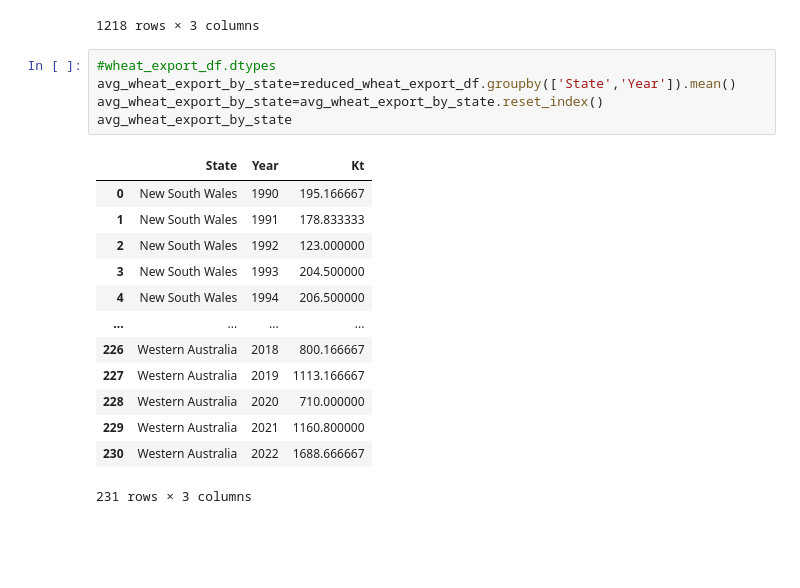
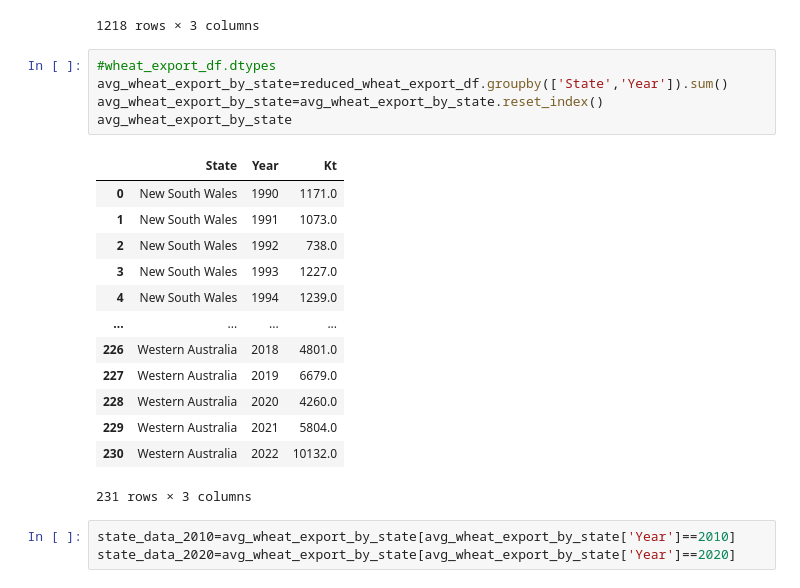
Before and after one commit to B-osborne1/project-one, a Jupyter notebook: project_main_script.ipynb, the cells around one changed output. Drawn from its saved outputs; the diff is of its cells as text; blank space fills up the shorter version.

```diff
--- a/project_main_script.ipynb
+++ b/project_main_script.ipynb
@@ -47,20 +47,23 @@ reduced_wheat_export_df
 1218 rows × 3 columns
 # %%
 #wheat_export_df.dtypes
-avg_wheat_export_by_state=reduced_wheat_export_df.groupby(['State','Year']).mean()
+avg_wheat_export_by_state=reduced_wheat_export_df.groupby(['State','Year']).sum()
 avg_wheat_export_by_state=avg_wheat_export_by_state.reset_index()
 avg_wheat_export_by_state
 # %% [output]
 |  | State | Year | Kt |
-| 0 | New South Wales | 1990 | 195.166667 |
-| 1 | New South Wales | 1991 | 178.833333 |
-| 2 | New South Wales | 1992 | 123.000000 |
-| 3 | New South Wales | 1993 | 204.500000 |
-| 4 | New South Wales | 1994 | 206.500000 |
+| 0 | New South Wales | 1990 | 1171.0 |
+| 1 | New South Wales | 1991 | 1073.0 |
+| 2 | New South Wales | 1992 | 738.0 |
+| 3 | New South Wales | 1993 | 1227.0 |
+| 4 | New South Wales | 1994 | 1239.0 |
 | ... | ... | ... | ... |
-| 226 | Western Australia | 2018 | 800.166667 |
-| 227 | Western Australia | 2019 | 1113.166667 |
-| 228 | Western Australia | 2020 | 710.000000 |
-| 229 | Western Australia | 2021 | 1160.800000 |
-| 230 | Western Australia | 2022 | 1688.666667 |
+| 226 | Western Australia | 2018 | 4801.0 |
+| 227 | Western Australia | 2019 | 6679.0 |
+| 228 | Western Australia | 2020 | 4260.0 |
+| 229 | Western Australia | 2021 | 5804.0 |
+| 230 | Western Australia | 2022 | 10132.0 |
 231 rows × 3 columns
+# %%
+state_data_2010=avg_wheat_export_by_state[avg_wheat_export_by_state['Year']==2010]
+state_data_2020=avg_wheat_export_by_state[avg_wheat_export_by_state['Year']==2020]
```
Also changed, not shown: parts of 3 cells of this notebook.
